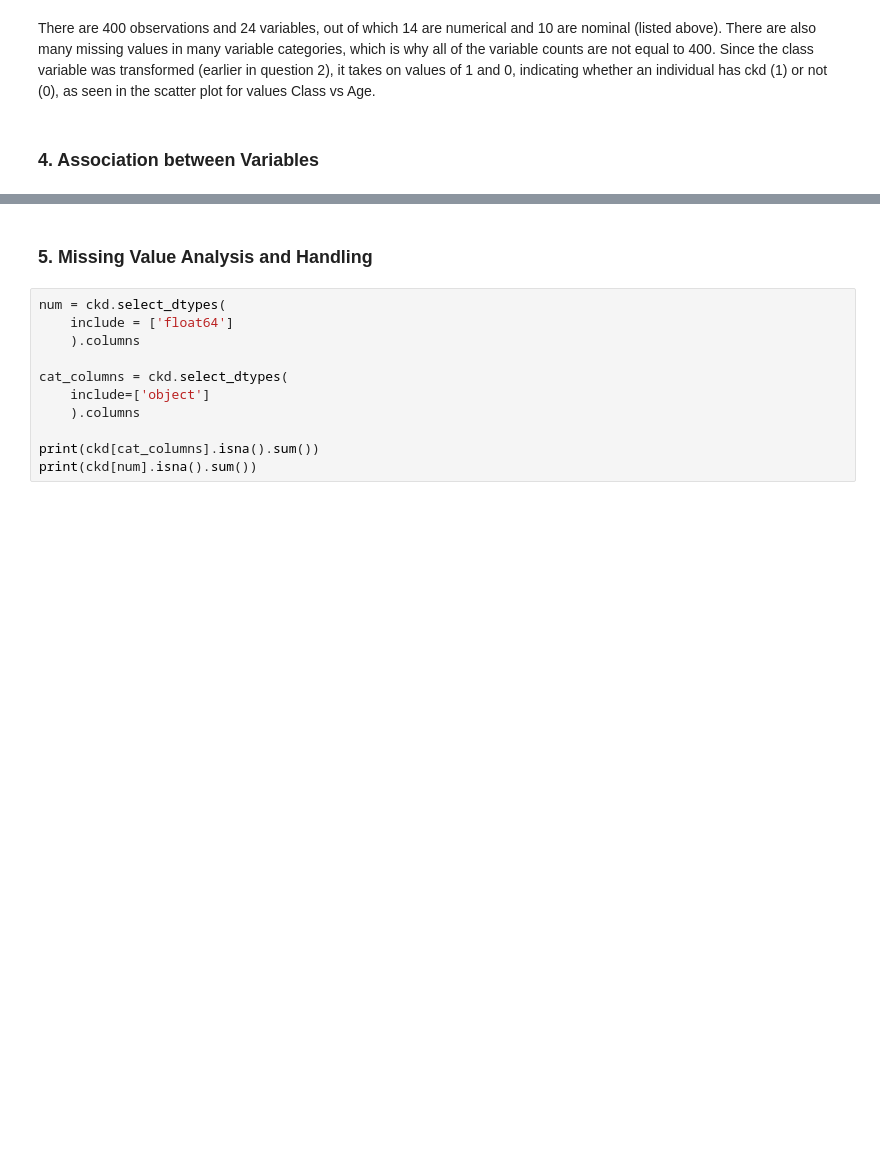
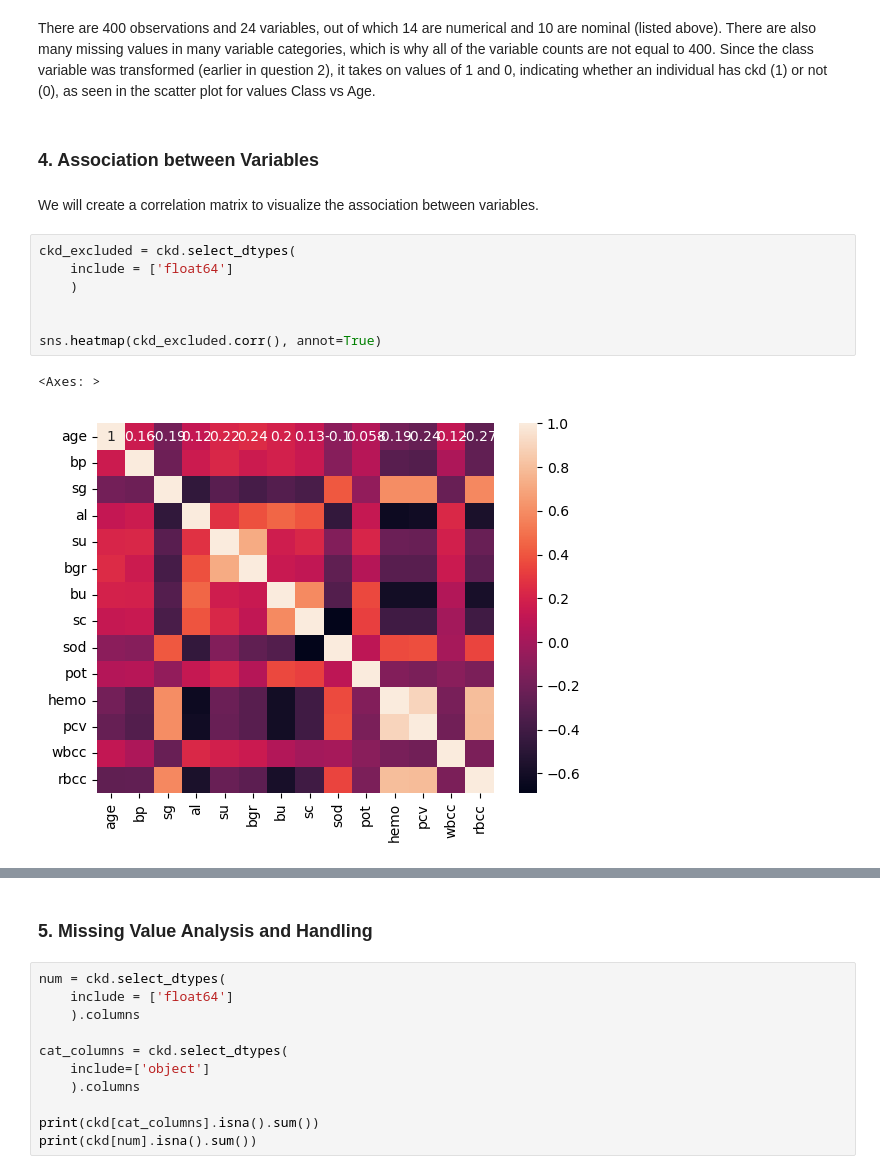
Before and after one commit to nimerkb/Assign6, a Jupyter notebook: assignment6.ipynb, the cells around one changed output, grey strips where cells are left out. Cells and saved outputs as stored; diff of their text form; blank space fills up the shorter version.

```diff
--- a/assignment6.ipynb
+++ b/assignment6.ipynb
@@ -207,3 +205,15 @@ plt.show()
 There are 400 observations and 24 variables, out of which 14 are numerical and 10 are nominal (listed above). There are also many missing values in many variable categories, which is why all of the variable counts are not equal to 400. Since the class variable was transformed (earlier in question 2), it takes on values of 1 and 0, indicating whether an individual has ckd (1) or not (0), as seen in the scatter plot for values Class vs Age.
 # %% [markdown]
 ### 4. Association between Variables
+# %% [markdown]
+We will create a correlation matrix to visualize the association between variables.
+# %%
+ckd_excluded = ckd.select_dtypes(
+    include = ['float64']
+    )
+
+
+sns.heatmap(ckd_excluded.corr(), annot=True)
+# %% [output]
+<Axes: >
+[figure, added]
```
Also changed, not shown: parts of 17 cells of this notebook.
